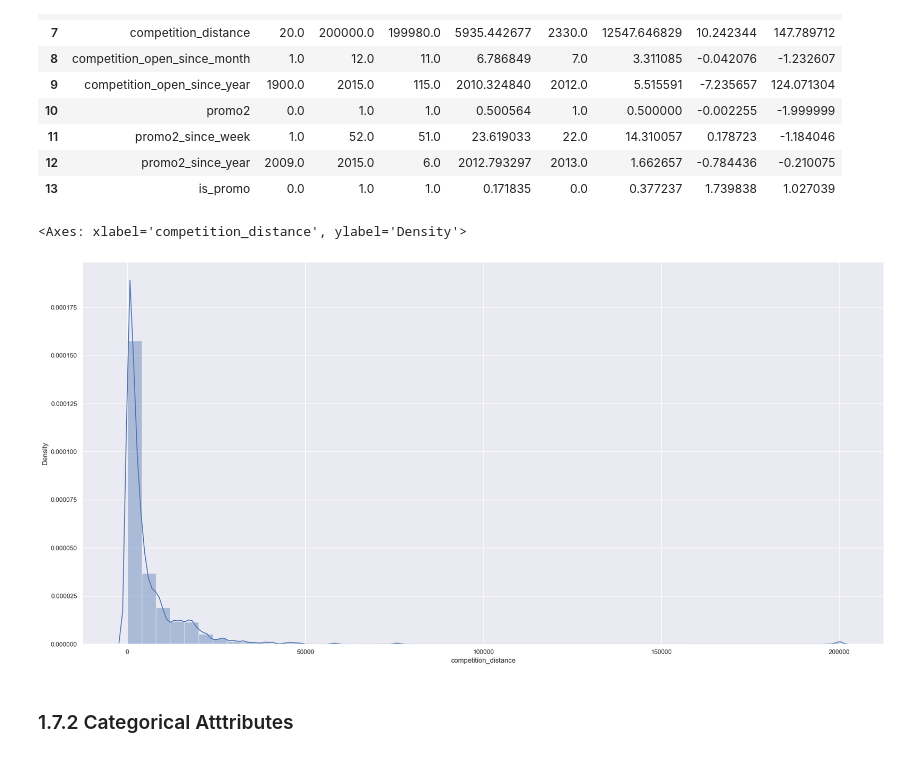
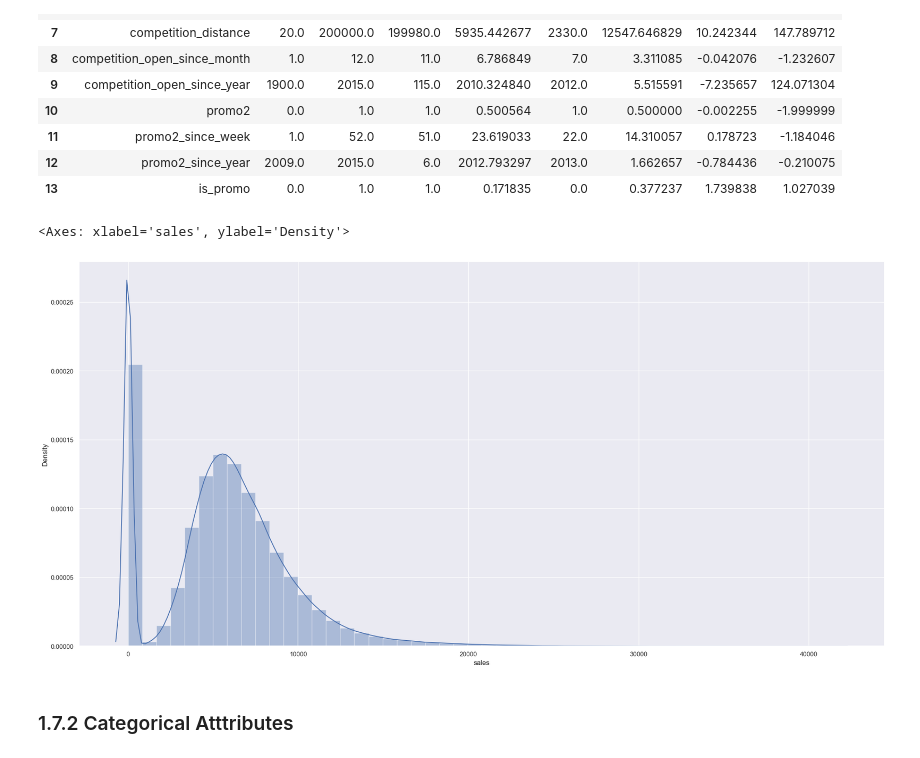
Before and after one commit to luizhdramos/Rossmann_Store_Sales, a Jupyter notebook: Notebooks/m07_v01_Store_Sales_Prediction.ipynb, the cells around one changed output. Drawn from its saved outputs; the diff is of its cells as text; code cells hidden in the pictures.

```diff
--- a/Notebooks/m07_v01_Store_Sales_Prediction.ipynb
+++ b/Notebooks/m07_v01_Store_Sales_Prediction.ipynb
@@ -241,10 +296,10 @@ m
 | 12 | promo2_since_year | 2009.0 | 2015.0 | 6.0 | 2012.793297 | 2013.0 | 1.662657 | -0.784436 | -0.210075 |
 | 13 | is_promo | 0.0 | 1.0 | 1.0 | 0.171835 | 0.0 | 0.377237 | 1.739838 | 1.027039 |
 # %%
-sns.distplot( df1['competition_distance'] )
+sns.distplot( df1['sales'] )
 # %% [output]
-<Axes: xlabel='competition_distance', ylabel='Density'>
+<Axes: xlabel='sales', ylabel='Density'>
-[figure, old version]
+[figure, new version]
 # %% [markdown]
 ### 1.7.2 Categorical Atttributes
 # %%
```
Also changed, not shown: parts of 28 cells of this notebook, 3 other files.
